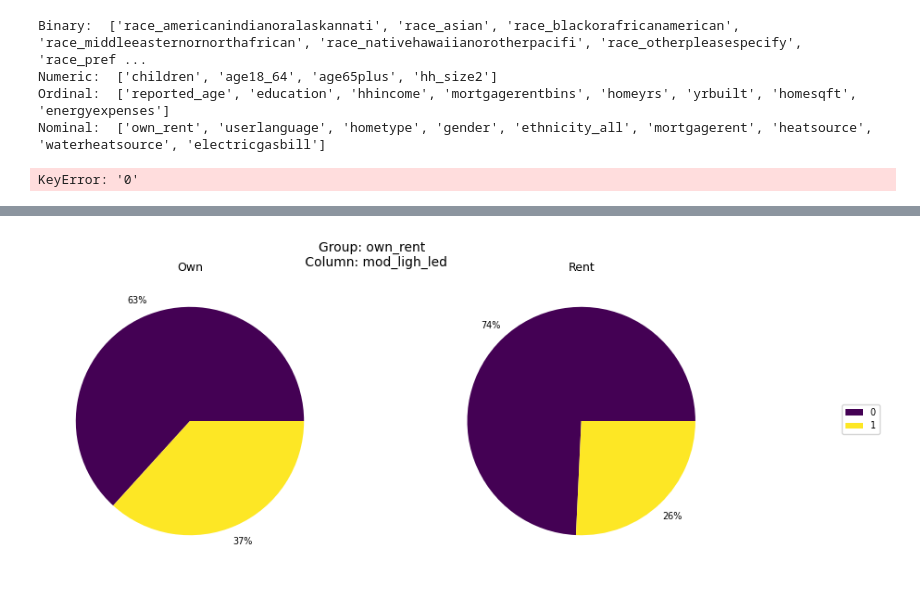
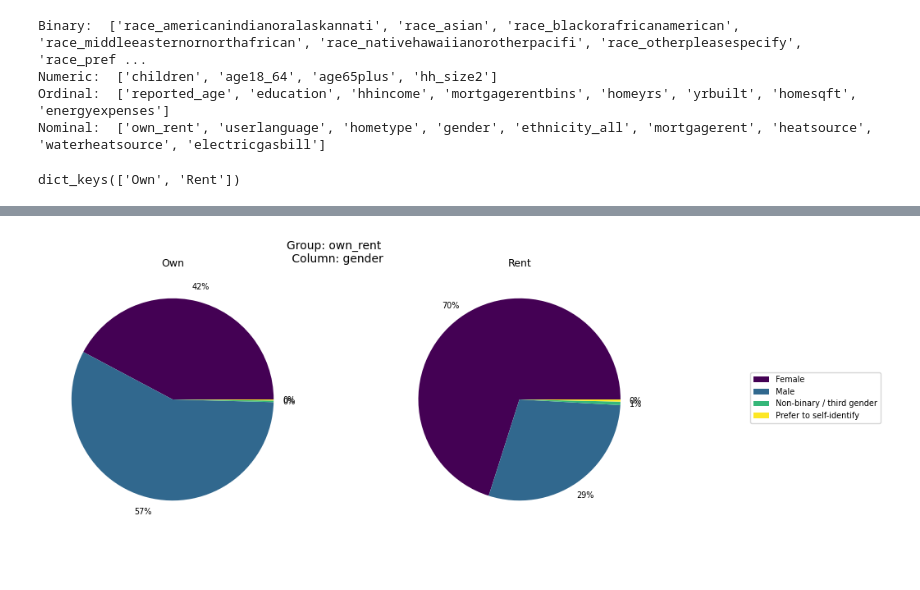
Before and after one commit to pnnl/NEI, a Jupyter notebook: RED/UPGRADE_E_Data.ipynb, the cells around one changed output, grey strips where cells are left out. Saved outputs shown, nothing was run; the diff lists cells and outputs as text; code cells hidden in the pictures; blank space fills up the shorter version.

Commit message:
Fixed input variables so error message doesn't throw.

```diff
--- a/RED/UPGRADE_E_Data.ipynb
+++ b/RED/UPGRADE_E_Data.ipynb
@@ -92,11 +92,11 @@ Ordinal:  ['reported_age', 'education', 'hhincome', 'mortgagerentbins', 'homeyrs
 Nominal:  ['own_rent', 'userlanguage', 'hometype', 'gender', 'ethnicity_all', 'mortgagerent', 'heatsource', 'waterheatsource', 'electricgasbill']
 # %%
 #%% group data by chosen column
-group_by_column = "children"
+group_by_column = "own_rent"
 groups = ue.split_data(df, group_by_column)
 print(groups.keys())
 # %% [output]
-KeyError: '0'
+dict_keys(['Own', 'Rent'])
 # %%
 # count occurences of each category and group by chosen column
 data_groups_dicts = ue.data_grouper(groups, column_categories_dict)
@@ -120,10 +120,10 @@ data_groups_dicts
   'fac_hoa': {'0': 2882, '1': 0},
   'fac_othe': {'0': 2803, '1': 79}}}
 # %%
-compare_column = "education"
+compare_column = "gender"
 ue.pie_plotter(data_groups_dicts, compare_column, group_by_column)
 # %% [output]
-[figure, old version]
+[figure, new version]
 # %%
 #TODO
 # drop down menu for selecting where to output graphs
```
Also changed, not shown: parts of 4 cells of this notebook.
